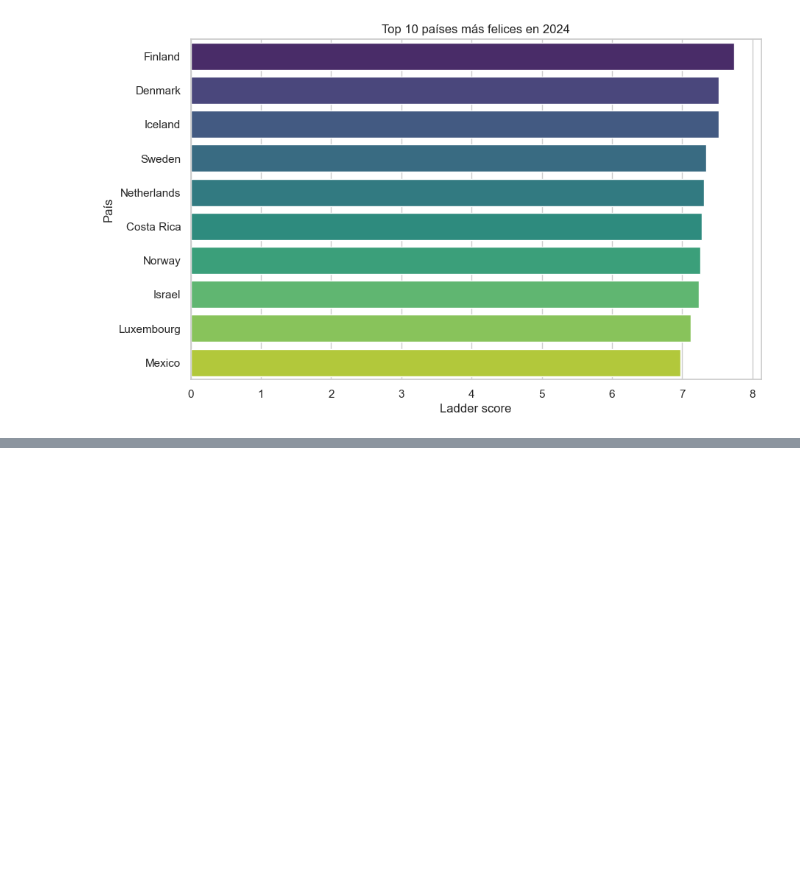
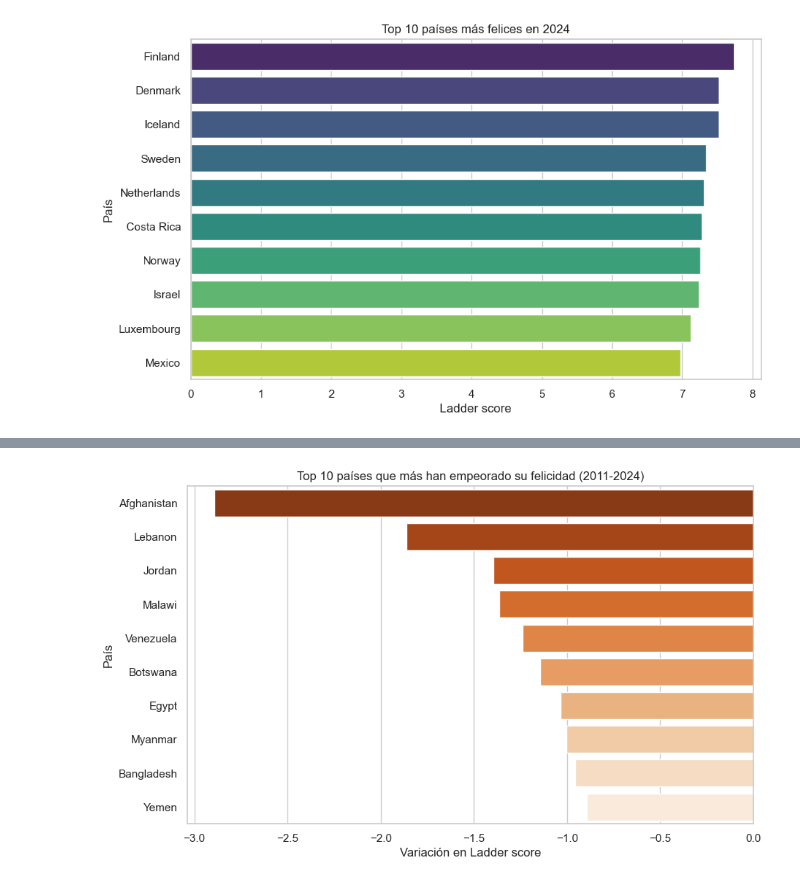
Before and after one commit to merkandez/WorldHappinessEDA, a Jupyter notebook: notebooks/happinness_analysis.ipynb, the cells around one changed output, grey strips where cells are left out. Cells and saved outputs as stored; diff of their text form; code cells hidden in the pictures; blank space fills up the shorter version.

```diff
--- a/notebooks/happinness_analysis.ipynb
+++ b/notebooks/happinness_analysis.ipynb
@@ -167,0 +246,8 @@ plt.show()
+# %%
+sns.barplot(data=peores.reset_index(), x='Diferencia', y='Country name', palette='Oranges_r', hue='Country name')
+plt.title("Top 10 países que más han empeorado su felicidad (2011-2024)")
+plt.xlabel("Variación en Ladder score")
+plt.ylabel("País")
+plt.show()
+# %% [output]
+[figure, added]
```
Also changed, not shown: parts of 8 cells of this notebook.
